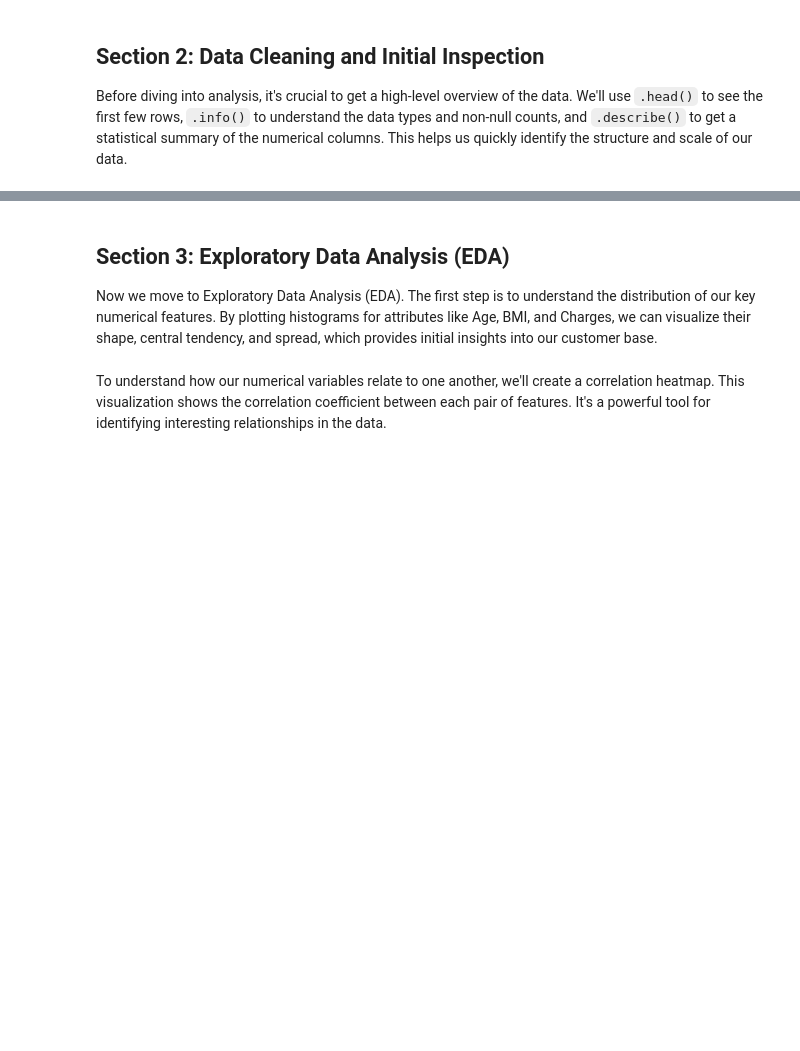
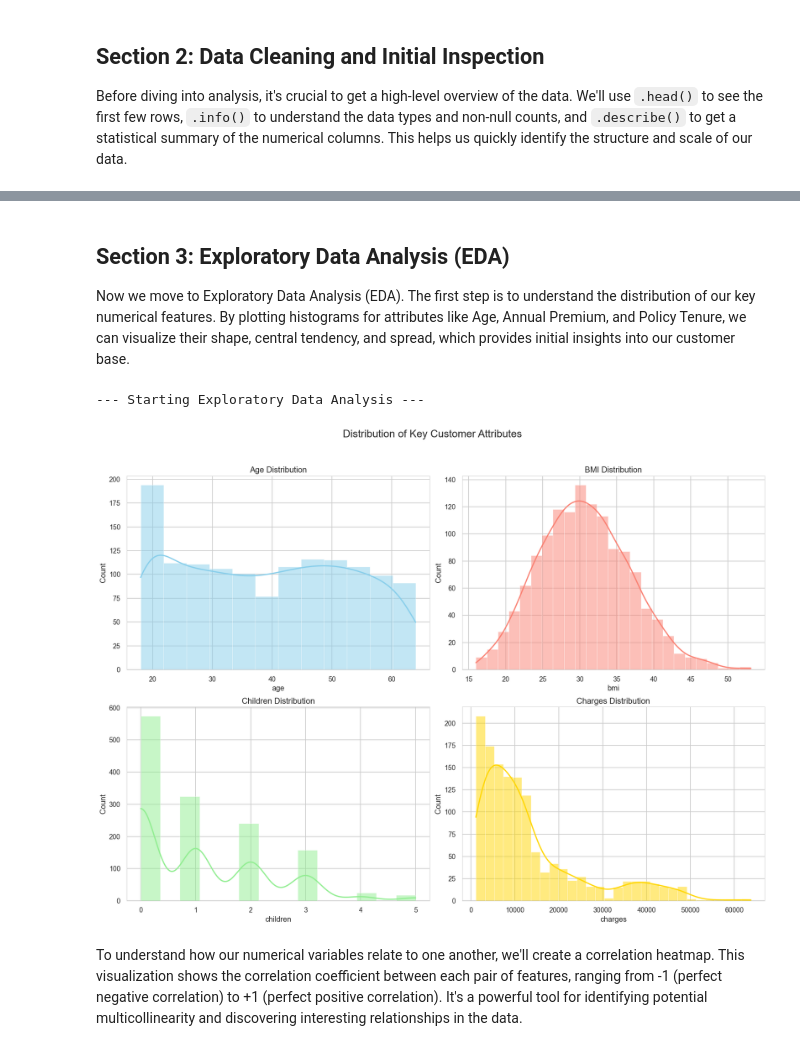
Before and after one commit to priyam0k/customer-segmentation, a Jupyter notebook: customer_segmentation_analysis.ipynb, the cells around one changed output, grey strips where cells are left out. Drawn from its saved outputs; the diff is of its cells as text; code cells hidden in the pictures; blank space fills up the shorter version.

```diff
--- a/customer_segmentation_analysis.ipynb
+++ b/customer_segmentation_analysis.ipynb
@@ -43,25 +75,31 @@ print(df.isnull().sum())
 # %% [markdown]
 ## Section 3: Exploratory Data Analysis (EDA)
-Now we move to Exploratory Data Analysis (EDA). The first step is to understand the distribution of our key numerical features. By plotting histograms for attributes like Age, BMI, and Charges, we can visualize their shape, central tendency, and spread, which provides initial insights into our customer base.
+Now we move to Exploratory Data Analysis (EDA). The first step is to understand the distribution of our key numerical features. By plotting histograms for attributes like Age, Annual Premium, and Policy Tenure, we can visualize their shape, central tendency, and spread, which provides initial insights into our customer base.
 # %%
 print("\n--- Starting Exploratory Data Analysis ---")
 
-fig, axes = plt.subplots(1, 3, figsize=(21, 7))
+fig, axes = plt.subplots(2, 2, figsize=(18, 14))
 fig.suptitle('Distribution of Key Customer Attributes', fontsize=20)
 
-sns.histplot(df['age'], kde=True, ax=axes[0], color='skyblue')
-axes[0].set_title('Age Distribution')
+sns.histplot(df['age'], kde=True, ax=axes[0, 0], color='skyblue')
+axes[0, 0].set_title('Age Distribution')
 
-sns.histplot(df['bmi'], kde=True, ax=axes[1], color='salmon')
-axes[1].set_title('BMI Distribution')
+sns.histplot(df['bmi'], kde=True, ax=axes[0, 1], color='salmon')
+axes[0, 1].set_title('BMI Distribution')
 
-sns.histplot(df['charges'], kde=True, ax=axes[2], color='lightgreen')
-axes[2].set_title('Insurance Charges Distribution')
+sns.histplot(df['children'], kde=True, ax=axes[1, 0], color='lightgreen')
+axes[1, 0].set_title('Children Distribution')
+
+sns.histplot(df['charges'], kde=True, ax=axes[1, 1], color='gold')
+axes[1, 1].set_title('Charges Distribution')
 
 plt.tight_layout(rect=[0, 0.03, 1, 0.95])
 plt.show()
+# %% [output]
+--- Starting Exploratory Data Analysis ---
+[figure, added]
 # %% [markdown]
-To understand how our numerical variables relate to one another, we'll create a correlation heatmap. This visualization shows the correlation coefficient between each pair of features. It's a powerful tool for identifying interesting relationships in the data.
+To understand how our numerical variables relate to one another, we'll create a correlation heatmap. This visualization shows the correlation coefficient between each pair of features, ranging from -1 (perfect negative correlation) to +1 (perfect positive correlation). It's a powerful tool for identifying potential multicollinearity and discovering interesting relationships in the data.
 # %%
 plt.figure(figsize=(12, 8))
 numeric_df = df.select_dtypes(include=np.number)
```
Also changed, not shown: parts of 19 cells of this notebook.
